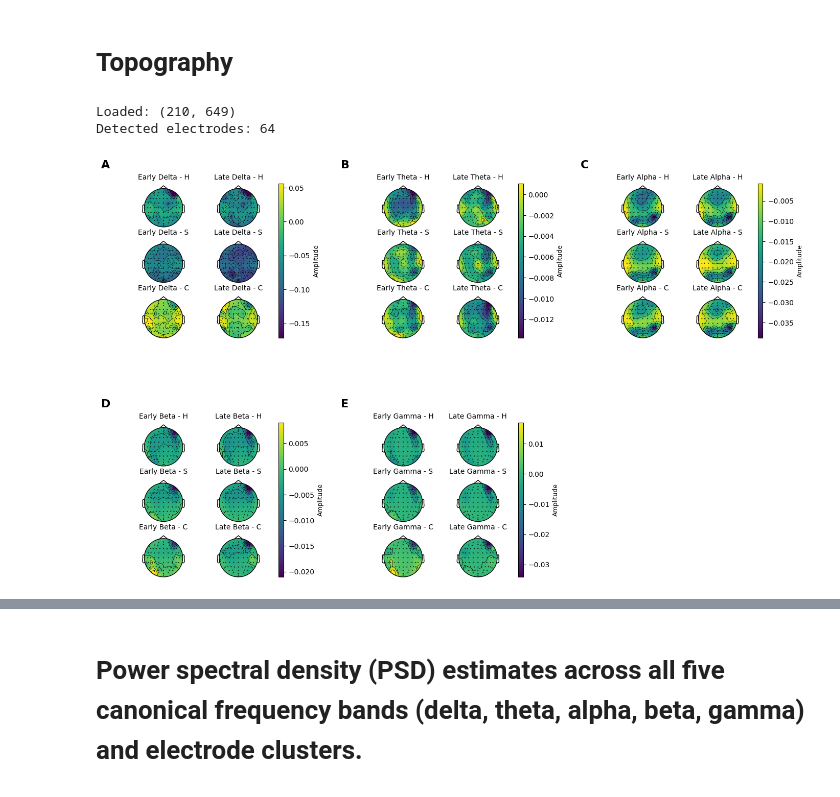
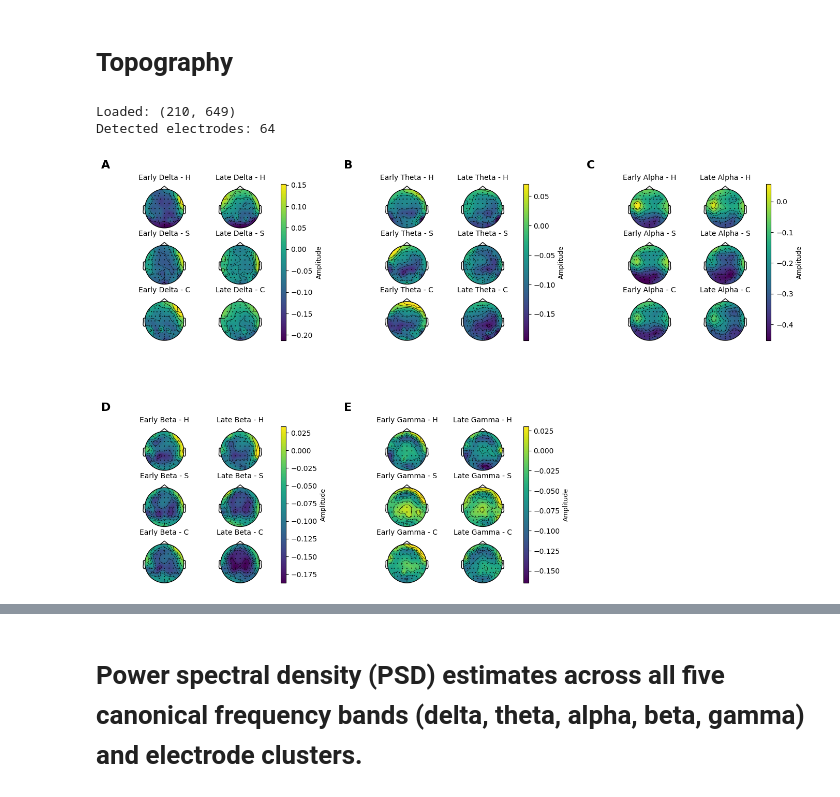
Before and after one commit to promit-3o20/neuro_astic, a Jupyter notebook: scripts/foo/visualise.ipynb, the cells around one changed output, grey strips where cells are left out. Drawn from its saved outputs; the diff is of its cells as text; code cells hidden in the pictures.

```diff
--- a/scripts/foo/visualise.ipynb
+++ b/scripts/foo/visualise.ipynb
@@ -23,7 +23,7 @@ import mne
 # 1. CONFIG
 # ============================================================
 
-DATA_PATH = "../../data/features/sub-026_bpfeatures.parquet"   # <- replace
+DATA_PATH = "../../data/features/bp0/sub-010_bpfeatures.parquet"   # <- replace
 
 BANDS = ["delta", "theta", "alpha", "beta", "gamma"]
 WINDOWS = ["early", "late"]
@@ -150,34 +150,34 @@ def plot_paper_topomaps(maps, info):
 
         cax = fig.add_subplot(subgs[:, 2])
         cb = fig.colorbar(im, cax=cax)
         cb.set_label("Amplitude", fontsize=9)
 
         panel_ax = fig.add_subplot(outer[row, col])
         panel_ax.axis("off")
         panel_ax.text(
             -0.18, 1.10,
             panel_labels[b_idx],
             transform=panel_ax.transAxes,
             fontsize=16,
             fontweight="bold"
         )
 
     # empty panel
     ax_empty = fig.add_subplot(outer[1, 2])
     ax_empty.axis("off")
 
     plt.show()
 
 
 # ============================================================
 # 7. RUN
 # ============================================================
 
 plot_paper_topomaps(maps, info)
 # %% [output]
 Loaded: (210, 649)
 Detected electrodes: 64
-[figure, old version]
+[figure, new version]
 # %%
 # ============================================================
 # GRAND-AVERAGE EEG TOPOGRAPHY FIGURE (ALL SUBJECTS)
```
Also changed, not shown: 3 other files.
